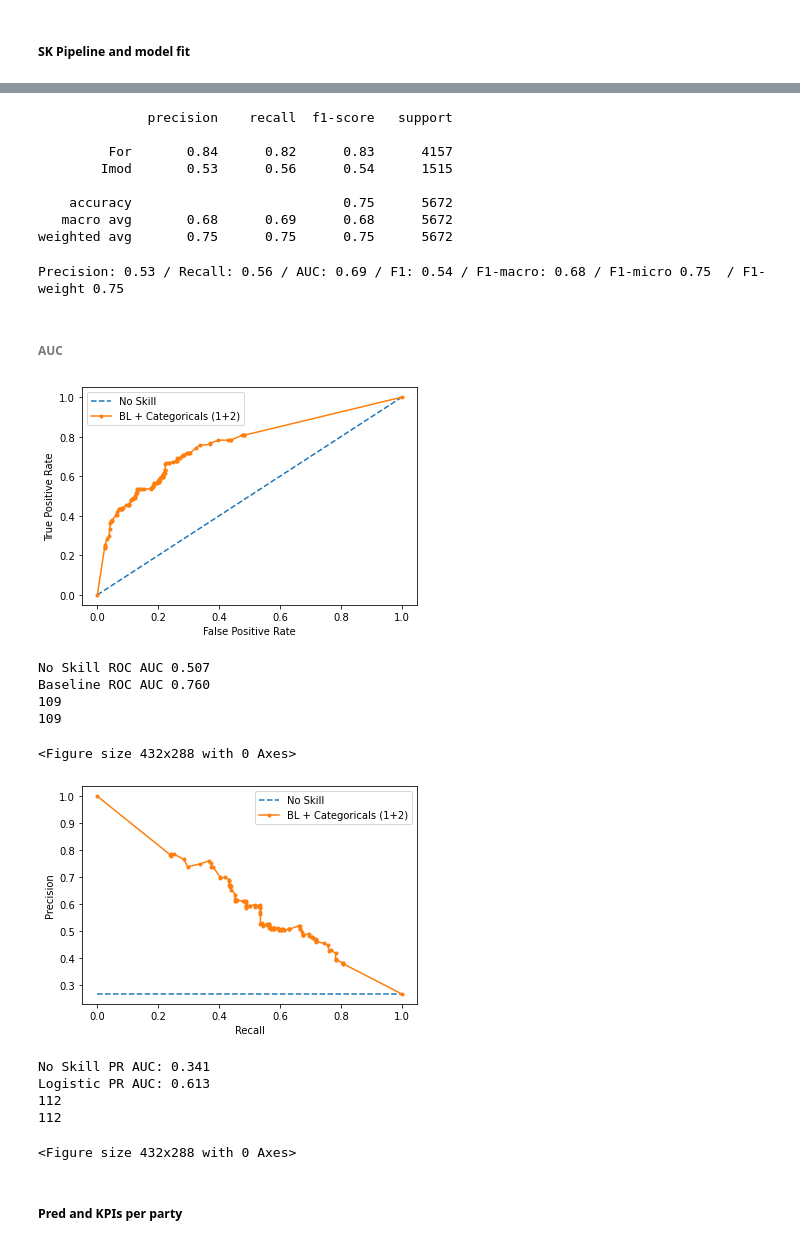
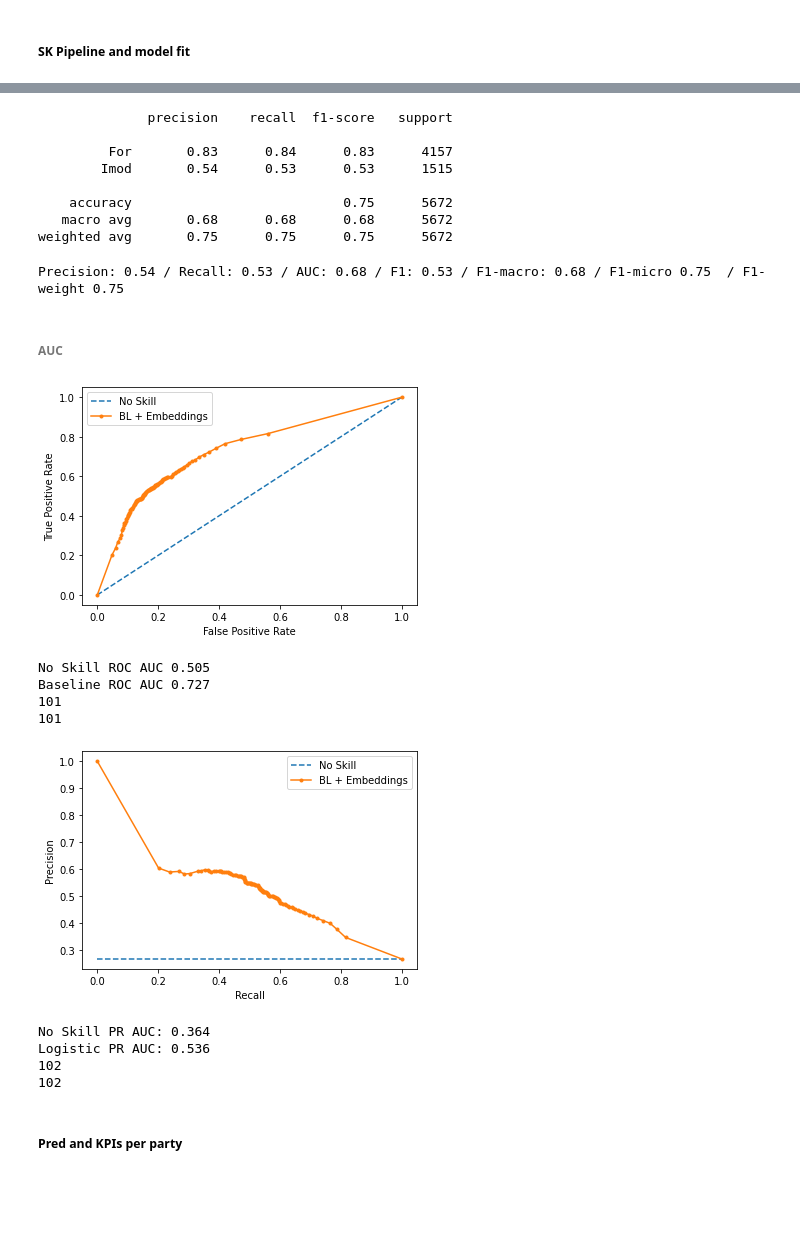
Before and after one commit to jonahank/Vote-Prediction-Model, a Jupyter notebook: vote_predictor/VP/pipeline_v1.ipynb, the cells around one changed output, grey strips where cells are left out. Saved outputs shown, nothing was run; the diff lists cells and outputs as text; code cells hidden in the pictures; blank space fills up the shorter version.

```diff
--- a/vote_predictor/VP/pipeline_v1.ipynb
+++ b/vote_predictor/VP/pipeline_v1.ipynb
@@ -553,7 +553,7 @@ Index(['politician', 'party2', 'vote_caller2', 'w_for', 'w_against', 'cos_sim',
       dtype='object')
 # %%
 ## Select the X_train variables here. See possibilities above
-X_train = X_train[["w_for", "w_against", "vote_caller2", "party2"]]
+X_train = X_train[["w_for", "w_against" , "cos_sim"]]
 X_test = X_test[X_train.columns]
 print("X_train:",len(X_train))
 print("y_train:",len(y_train))
@@ -627,14 +627,14 @@ class Debug(BaseEstimator, TransformerMixin):
 pipeline = Pipeline([
     #("Debug1", Debug()),
     ("Encode cats and scale", ColumnTransformer([
-        #("MinMax", MinMaxScaler(), ["cos_sim", "w_for", "w_against"]),
+        ("MinMax", MinMaxScaler(), ["cos_sim", "w_for", "w_against"]),
         #("MinMax", MinMaxScaler(), ["cos_sim"]),
-        ("MinMax", MinMaxScaler(), ["w_for", "w_against"]),
+        #("MinMax", MinMaxScaler(), ["w_for", "w_against"]),
         #("OneHot", OneHotEncoder(handle_unknown="ignore"), ["politician"]),
         #("OneHot", OneHotEncoder(handle_unknown="ignore"), ["politician", "vote_caller2"]),
         #("OneHot", OneHotEncoder(handle_unknown="ignore"), ["party2"]),
         #("OneHot", OneHotEncoder(handle_unknown="ignore"), ["vote_caller2"]),
-        ("OneHot", OneHotEncoder(handle_unknown="ignore"), ["party2","vote_caller2"]),
+        #("OneHot", OneHotEncoder(handle_unknown="ignore"), ["party2","vote_caller2"]),
         #("OneHot", OneHotEncoder(handle_unknown="ignore"), ["party2", "politician"]),
         #("OneHot", OneHotEncoder(handle_unknown="ignore"), ["party2", "vote_caller2", "politician"]),
         # ("Keep Direction", "passthrough", ["DirectionDegree"]) # This would be needed because Column Transformer
@@ -674,11 +671,11 @@ print(classification_report(y_test, y_pred))
 # %% [output]
               precision    recall  f1-score   support
 
-         For       0.84      0.82      0.83      4157
-        Imod       0.53      0.56      0.54      1515
+         For       0.83      0.84      0.83      4157
+        Imod       0.54      0.53      0.53      1515
 
     accuracy                           0.75      5672
-   macro avg       0.68      0.69      0.68      5672
+   macro avg       0.68      0.68      0.68      5672
 weighted avg       0.75      0.75      0.75      5672
 # %%
 # Evaluate the predictions of the model on the holdout test set
@@ -700,7 +697,7 @@ f1_weight = f1_score(y_test2, y_pred2,average="weighted")
 print('Precision: {} / Recall: {} / AUC: {} / F1: {} / F1-macro: {} / F1-micro {}  / F1-weight {} '.format(
     round(precision, 2), round(recall, 2), round(auc,2), round(f1,2), round(f1_macro,2), round(f1_micro,2), round(f1_weight,2)))
 # %% [output]
-Precision: 0.53 / Recall: 0.56 / AUC: 0.69 / F1: 0.54 / F1-macro: 0.68 / F1-micro 0.75  / F1-weight 0.75
+Precision: 0.54 / Recall: 0.53 / AUC: 0.68 / F1: 0.53 / F1-macro: 0.68 / F1-micro 0.75  / F1-weight 0.75
 # %% [markdown]
 ###### AUC
 # %%
@@ -734,7 +731,7 @@ pos_probs = pipeline.predict_proba(X_test)[:,1]
 fpr, tpr, _ = roc_curve(testy, pos_probs)
 
 # plot model roc curve
-pyplot.plot(fpr, tpr, marker='.', label=f'BL + Categoricals (1+2)')
+pyplot.plot(fpr, tpr, marker='.', label=f'BL + Embeddings')
 
 # axis labels
 pyplot.xlabel('False Positive Rate')
@@ -744,6 +741,7 @@ pyplot.ylabel('True Positive Rate')
 pyplot.legend()
 
 # show the plot
+pyplot.savefig('vp-roc-embed.pdf', bbox_inches="tight")
 pyplot.show()
 
 
@@ -752,14 +750,12 @@ print('No Skill ROC AUC %.3f' % roc_auc_noskill)
 print('Baseline ROC AUC %.3f' % roc_auc)
 print(len(fpr))
 print(len(tpr))
-plt.savefig('vp-roc-cats.pdf', bbox_inches="tight")
 # %% [output]
-[figure, old version]
+[figure, new version]
-No Skill ROC AUC 0.507
-Baseline ROC AUC 0.760
-109
-109
+No Skill ROC AUC 0.505
+Baseline ROC AUC 0.727
+101
+101
-<Figure size 432x288 with 0 Axes>
 # %%
 ## PR Curve
 from sklearn.metrics import precision_recall_curve
@@ -770,41 +766,40 @@ no_of_pos = len(y_test[y_test["vote"]=="Imod"])
 
 # calculate the no skill line as the proportion of the positive class
 no_skill = (no_of_pos / len(y))
 # plot the no skill precision-recall curve
 model = DummyClassifier(strategy='stratified')
 model.fit(X_train, y_train)
 yhat = model.predict_proba(X_test)
 pos_probs = yhat[:, 1]
 # calculate the precision-recall auc
 precision, recall, _ = precision_recall_curve(testy, pos_probs)
 auc_score_noskill = auc(recall, precision)
 pyplot.plot([0, 1], [no_skill, no_skill], linestyle='--', label='No Skill')
 
 # calculate model precision-recall curve
 pos_probs = pipeline.predict_proba(X_test)[:,1]
 precision, recall, _ = precision_recall_curve(testy, pos_probs)
 # plot the model precision-recall curve
-pyplot.plot(recall, precision, marker='.', label=f'BL + Categoricals (1+2)')
+pyplot.plot(recall, precision, marker='.', label=f'BL + Embeddings')
 # axis labels
 pyplot.xlabel('Recall')
 pyplot.ylabel('Precision')
 # show the legend
 pyplot.legend()
 # show the plot
+pyplot.savefig('vp-pr-embed.pdf', bbox_inches="tight")
 pyplot.show()
 auc_score = auc(recall, precision)
 print('No Skill PR AUC: %.3f' % auc_score_noskill)
 print('Logistic PR AUC: %.3f' % auc_score)
 print(len(recall))
 print(len(precision))
-plt.savefig('vp-pr-cats.pdf', bbox_inches="tight")
 # %% [output]
-[figure, old version]
+[figure, new version]
-No Skill PR AUC: 0.341
-Logistic PR AUC: 0.613
-112
-112
+No Skill PR AUC: 0.364
+Logistic PR AUC: 0.536
+102
+102
-<Figure size 432x288 with 0 Axes>
 # %% [markdown]
 ##### Pred and KPIs per party
 # %%
```
Also changed, not shown: parts of 3 cells of this notebook.
